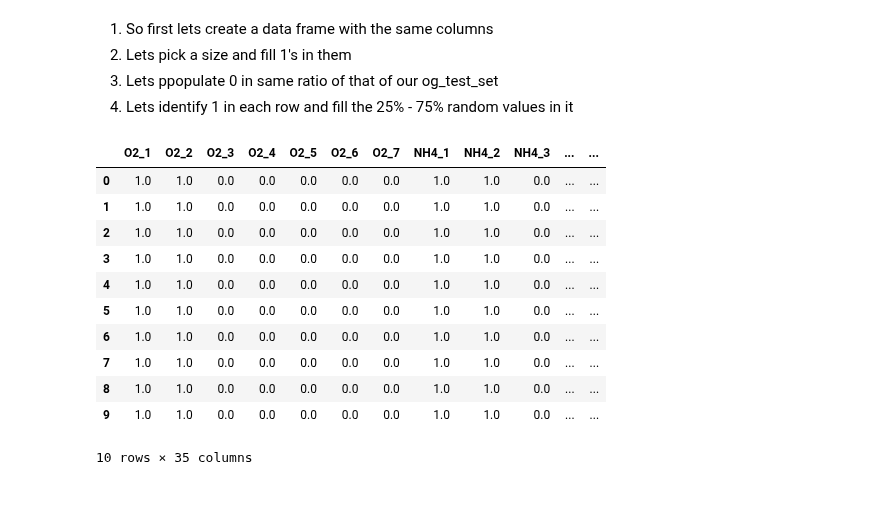
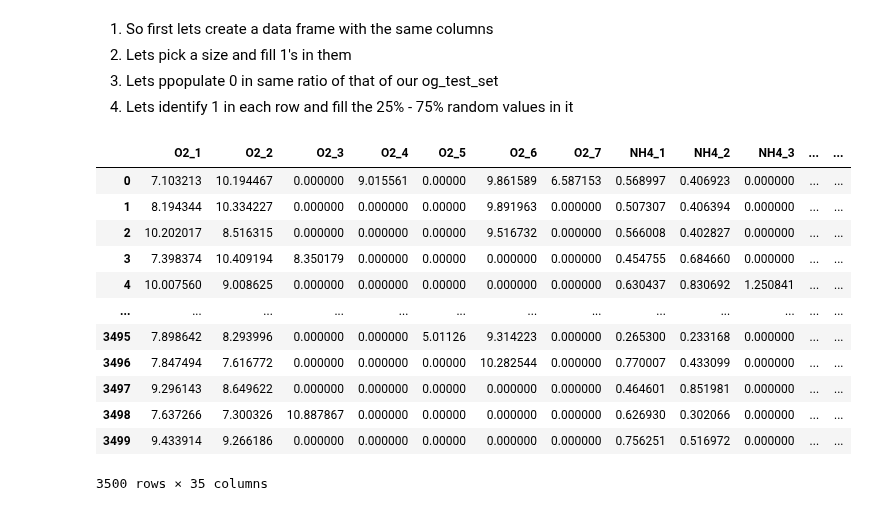
Before and after one commit to subramanya4shenoy/MachineLearningNbs, a Jupyter notebook: Kaggle/Competitions/pgs-s3e21-sub-2-ipynb.ipynb, the cells around one changed output. Cells and saved outputs as stored; diff of their text form; code cells hidden in the pictures.

```diff
--- a/Kaggle/Competitions/pgs-s3e21-sub-2-ipynb.ipynb
+++ b/Kaggle/Competitions/pgs-s3e21-sub-2-ipynb.ipynb
@@ -178,19 +178,29 @@ for col_ratio in column_0_ratio:
 # %%
 # mid submission
 # df.to_csv('train_set.csv')
-# %%
-import random
-
-def fill_0_in_col_with_ratio(df, column_name, ratio, size):
-    no_of_ids = size * (ratio / 100).round()
-    random_numbers = random.sample(range(0, size), int(no_of_ids))
-    df.loc[random_numbers, column_name] = 0
-    return df
 # %% [markdown]
 1. So first lets create a data frame with the same columns
 2. Lets pick a size and fill 1's in them
 3. Lets ppopulate 0 in same ratio of that of our og_test_set
 4. Lets identify 1 in each row and fill the 25% - 75% random values in it
+# %%
+import random
+
+def fill_0_in_col_with_ratio(df, column_name, ratio, size):
+    no_of_ids = (size * (ratio / 100)).round()
+    random_numbers = random.sample(range(0, size), int(no_of_ids))
+    df.loc[random_numbers, column_name] = 0
+    return df
+# %%
+def fill_rest_1_with_25_75_ratio(df, desc):
+    for column in df:
+        row_indices = df.index[df[column] == 1].tolist()
+
+        for row_index in row_indices:
+            random_number = np.random.uniform(desc[column]['25%'], desc[column]['75%'])
+            df.loc[row_index, column] = random_number
+
+    return df
 # %%
 # creating a fresh set of training dat with same columns
 
@@ -199,20 +209,22 @@ def recreating_training_set(size):
     train_set = train_set.append(pd.DataFrame(np.ones((size, len(columns))), columns=columns), ignore_index=True)
     for col_ratio in column_0_ratio:
         train_set = fill_0_in_col_with_ratio(train_set, col_ratio['col'], col_ratio['perc'], size)
+    train_set = fill_rest_1_with_25_75_ratio(train_set, description)
     return train_set
 # %%
-train_set = recreating_training_set(10)
+train_set = recreating_training_set(3500)
 train_set
 # %% [output]
 |  | O2_1 | O2_2 | O2_3 | O2_4 | O2_5 | O2_6 | O2_7 | NH4_1 | NH4_2 | NH4_3 | ... | ... |
-| 0 | 1.0 | 1.0 | 0.0 | 0.0 | 0.0 | 0.0 | 0.0 | 1.0 | 1.0 | 0.0 | ... | ... |
-| 1 | 1.0 | 1.0 | 0.0 | 0.0 | 0.0 | 0.0 | 0.0 | 1.0 | 1.0 | 0.0 | ... | ... |
-| 2 | 1.0 | 1.0 | 0.0 | 0.0 | 0.0 | 0.0 | 0.0 | 1.0 | 1.0 | 0.0 | ... | ... |
-| 3 | 1.0 | 1.0 | 0.0 | 0.0 | 0.0 | 0.0 | 0.0 | 1.0 | 1.0 | 0.0 | ... | ... |
-| 4 | 1.0 | 1.0 | 0.0 | 0.0 | 0.0 | 0.0 | 0.0 | 1.0 | 1.0 | 0.0 | ... | ... |
-| 5 | 1.0 | 1.0 | 0.0 | 0.0 | 0.0 | 0.0 | 0.0 | 1.0 | 1.0 | 0.0 | ... | ... |
-| 6 | 1.0 | 1.0 | 0.0 | 0.0 | 0.0 | 0.0 | 0.0 | 1.0 | 1.0 | 0.0 | ... | ... |
-| 7 | 1.0 | 1.0 | 0.0 | 0.0 | 0.0 | 0.0 | 0.0 | 1.0 | 1.0 | 0.0 | ... | ... |
-| 8 | 1.0 | 1.0 | 0.0 | 0.0 | 0.0 | 0.0 | 0.0 | 1.0 | 1.0 | 0.0 | ... | ... |
-| 9 | 1.0 | 1.0 | 0.0 | 0.0 | 0.0 | 0.0 | 0.0 | 1.0 | 1.0 | 0.0 | ... | ... |
+| 0 | 7.103213 | 10.194467 | 0.000000 | 9.015561 | 0.00000 | 9.861589 | 6.587153 | 0.568997 | 0.406923 | 0.000000 | ... | ... |
+| 1 | 8.194344 | 10.334227 | 0.000000 | 0.000000 | 0.00000 | 9.891963 | 0.000000 | 0.507307 | 0.406394 | 0.000000 | ... | ... |
+| 2 | 10.202017 | 8.516315 | 0.000000 | 0.000000 | 0.00000 | 9.516732 | 0.000000 | 0.566008 | 0.402827 | 0.000000 | ... | ... |
+| 3 | 7.398374 | 10.409194 | 8.350179 | 0.000000 | 0.00000 | 0.000000 | 0.000000 | 0.454755 | 0.684660 | 0.000000 | ... | ... |
+| 4 | 10.007560 | 9.008625 | 0.000000 | 0.000000 | 0.00000 | 0.000000 | 0.000000 | 0.630437 | 0.830692 | 1.250841 | ... | ... |
+| ... | ... | ... | ... | ... | ... | ... | ... | ... | ... | ... | ... | ... |
+| 3495 | 7.898642 | 8.293996 | 0.000000 | 0.000000 | 5.01126 | 9.314223 | 0.000000 | 0.265300 | 0.233168 | 0.000000 | ... | ... |
+| 3496 | 7.847494 | 7.616772 | 0.000000 | 0.000000 | 0.00000 | 10.282544 | 0.000000 | 0.770007 | 0.433099 | 0.000000 | ... | ... |
+| 3497 | 9.296143 | 8.649622 | 0.000000 | 0.000000 | 0.00000 | 0.000000 | 0.000000 | 0.464601 | 0.851981 | 0.000000 | ... | ... |
+| 3498 | 7.637266 | 7.300326 | 10.887867 | 0.000000 | 0.00000 | 0.000000 | 0.000000 | 0.626930 | 0.302066 | 0.000000 | ... | ... |
+| 3499 | 9.433914 | 9.266186 | 0.000000 | 0.000000 | 0.00000 | 0.000000 | 0.000000 | 0.756251 | 0.516972 | 0.000000 | ... | ... |
-10 rows × 35 columns
+3500 rows × 35 columns
```
Also changed, not shown: parts of 1 cell of this notebook.
